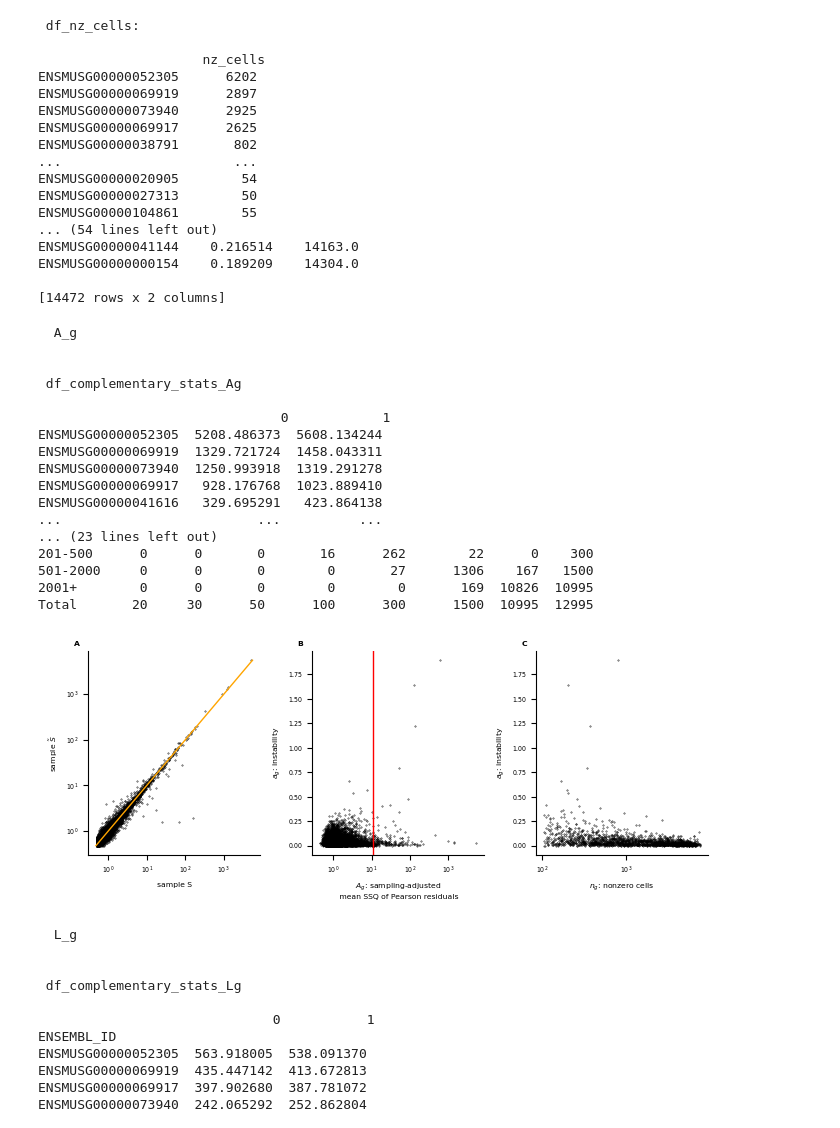
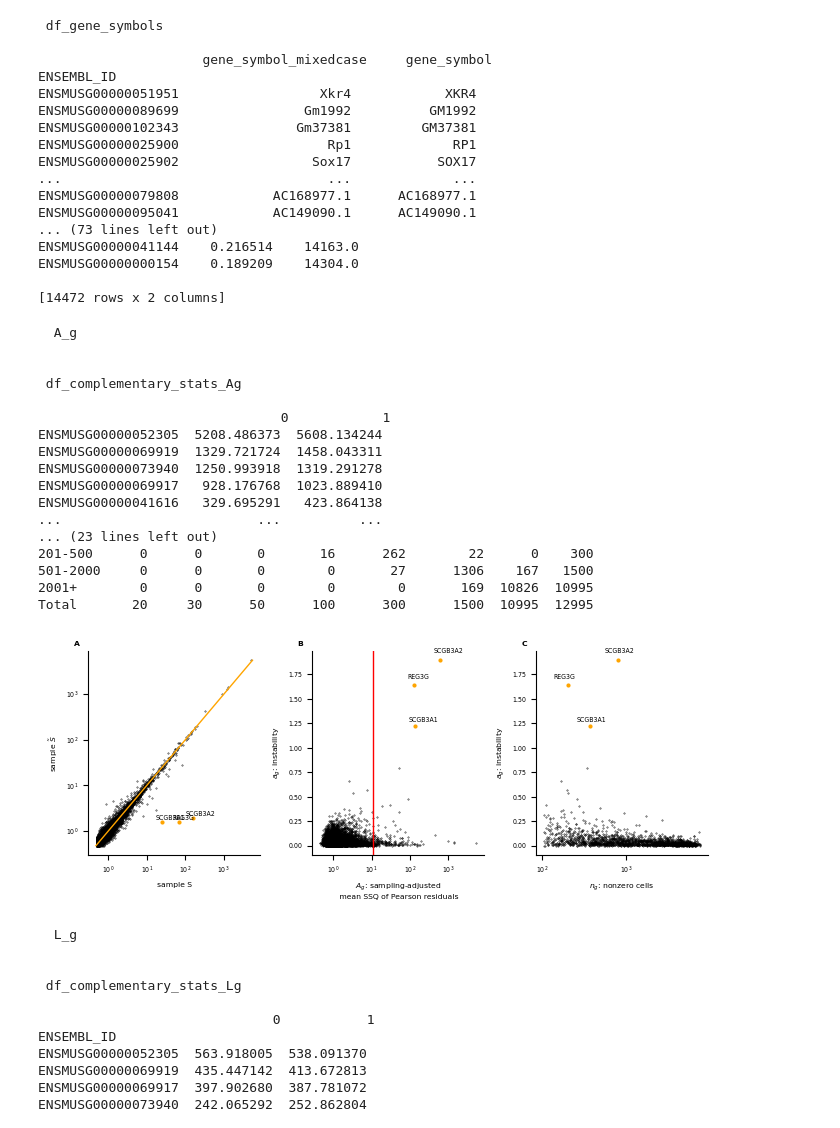
Before and after one commit to victorkleb/scRNA-seq_Pr, a Jupyter notebook: 10k_heart_notebooks/10_Figs_2_notated_4_6_Tables_2_4_6.ipynb, the cells around one changed output. Cells and saved outputs as stored; diff of their text form; code cells hidden in the pictures.

```diff
--- a/10k_heart_notebooks/10_Figs_2_4_6_Tables_3_5_7.ipynb
+++ b/10k_heart_notebooks/10_Figs_2_notated_4_6_Tables_2_4_6.ipynb
@@ -40,6 +40,8 @@ Ag_complementary_pkl = "Ag_complementary_samples.pkl"
 Lg_complementary_pkl = "Lg_complementary_samples.pkl"
 Sg_complementary_pkl = "Sg_complementary_samples.pkl"
 
+# genes_tsv  = "genes.tsv"
+genes_tsv  = "features.tsv"
 
 
 # paths: output plots
@@ -54,8 +56,12 @@ SCT_variance_dsn = data_path / SCT_variance_pkl
 Ag_complementary_dsn = data_path / Ag_complementary_pkl
 Lg_complementary_dsn = data_path / Lg_complementary_pkl
 Sg_complementary_dsn = data_path / Sg_complementary_pkl
+
+
+# tsv input
+genes_dsn = data_path / genes_tsv
 # %%
-def plot_tab ( df_analy, method_symbol, method_label, plot_jpg_dsn ):
+def plot_tab ( df_analy, method_symbol, method_label, plot_jpg_dsn, notate=False ):
 
   df_analy['ratio'] = df_analy[1]/ df_analy[0]
   df_analy['abs_log_ratio'] = np.abs ( np.log10 ( df_analy['ratio'] ) )
@@ -87,6 +93,28 @@ def plot_tab ( df_analy, method_symbol, method_label, plot_jpg_dsn ):
   plot_ax ( df_top_2K, ax3, 'C', 'nz_cells', 'abs_log_ratio',  "$n_g$: nonzero cells" , method_symbol.lower()  + ': instability' ,yscale_log=False, line_slope='none' )
 
 
+  if  notate:
+    df_annotation_gene_plot_data = df_analy.loc [ df_analy ['gene_symbol'].isin ( list_annotation_genes) ]
+
+    for index, row in df_annotation_gene_plot_data.iterrows():
+      txt = row['gene_symbol']
+
+      x = row[0]
+      y = row[1]
+      ax1.scatter ( x,y, c='orange', s=4 )
+      ax1.annotate( txt, ( x, y ), ( x*0.68, y*1.12 ), fontsize=4.5 )
+
+      x = row['stat']
+      y = row['abs_log_ratio']
+      ax2.scatter ( x,y, c='orange', s=4 )
+      ax2.annotate( txt, ( x, y ), ( x*0.68, y*1.04 ), fontsize=4.5 )
+
+      x = row['nz_cells']
+      y = row['abs_log_ratio']
+      ax3.scatter ( x,y, c='orange', s=4 )
+      ax3.annotate( txt, ( x, y ), ( x*0.68, y*1.04 ), fontsize=4.5 )
+
+
   y_min2, y_max2 = ax2.get_ylim()
   y_min3, y_max3 = ax3.get_ylim()
   y_min = min ( y_min2, y_min3 )
@@ -110,10 +142,17 @@ labels = ['1-20', '21-50', '51-100', '101-200', '201-500','501-2000', '2001+']
 # %%
+df_gene_symbols = pd.read_csv ( genes_dsn, sep='\t', names = ['ENSEMBL_ID','gene_symbol_mixedcase'], usecols =[0,1] ) .set_index ( ['ENSEMBL_ID'] )
+df_gene_symbols['gene_symbol'] = df_gene_symbols['gene_symbol_mixedcase'].str.upper()
+print (  '\n df_gene_symbols ' )
+print (  '\n ', df_gene_symbols )
+
+
 f = open( nru_dict_dsn, 'rb' )
 nru_dict = pickle.load(f)
 f.close()
 
 
 df_nz_cells = nru_dict['df_gene_stats'] [['nz_cells']]
+df_nz_cells = df_nz_cells.merge ( df_gene_symbols[['gene_symbol']], how='left', left_index=True, right_index=True )
 print (  '\n\n df_nz_cells: ' )
 print (  '\n', df_nz_cells   )
 
@@ -135,19 +174,19 @@ df_S_g['rank_stat'] = df_S_g['stat'].rank( ascending=False )
 print ( '\n\n df_S_g:  ' )
 print ( '\n', df_S_g )
 # %% [output]
- df_nz_cells:
+ df_gene_symbols
 
-                     nz_cells
-ENSMUSG00000052305      6202
-ENSMUSG00000069919      2897
-ENSMUSG00000073940      2925
-ENSMUSG00000069917      2625
-ENSMUSG00000038791       802
-...                      ...
-ENSMUSG00000020905        54
-ENSMUSG00000027313        50
-ENSMUSG00000104861        55
-... (54 lines left out)
+                     gene_symbol_mixedcase     gene_symbol
+ENSEMBL_ID
+ENSMUSG00000051951                  Xkr4            XKR4
+ENSMUSG00000089699                Gm1992          GM1992
+ENSMUSG00000102343               Gm37381         GM37381
+ENSMUSG00000025900                   Rp1             RP1
+ENSMUSG00000025902                 Sox17           SOX17
+...                                  ...             ...
+ENSMUSG00000079808            AC168977.1      AC168977.1
+ENSMUSG00000095041            AC149090.1      AC149090.1
+... (73 lines left out)
 ENSMUSG00000041144    0.216514    14163.0
 ENSMUSG00000000154    0.189209    14304.0
 
@@ -155,35 +194,35 @@ ENSMUSG00000000154    0.189209    14304.0
 # %%
 print ( '\n  A_g' )
 df_complementary_stats_Ag = pd.read_pickle ( Ag_complementary_dsn )
 print ( '\n\n df_complementary_stats_Ag' )
 print ( '\n', df_complementary_stats_Ag )
 
 df_stats_Ag = pd.concat ( [ df_nz_cells, df_A_g ], axis=1 )
 df_stats_Ag = df_stats_Ag.merge ( df_complementary_stats_Ag, how='inner', left_index=True, right_index=True )
-pt_S_v_S_tilde, arr_instability_Ag = plot_tab ( df_stats_Ag, "$A_g$", '$A_g$: sampling-adjusted \n mean SSQ of Pearson residuals',  Ag_plot_dsn )
+pt_S_v_S_tilde, arr_instability_Ag = plot_tab ( df_stats_Ag, "$A_g$", '$A_g$: sampling-adjusted \n mean SSQ of Pearson residuals',  Ag_plot_dsn, notate=True )
 print ( '\n\n Table 3' )
 pd.set_option('display.max_columns', 8)
 print ( '\n', pt_S_v_S_tilde )
 pd.set_option('display.max_columns', 5)
 # %% [output]
   A_g
 
 
  df_complementary_stats_Ag
 
                                0            1
 ENSMUSG00000052305  5208.486373  5608.134244
 ENSMUSG00000069919  1329.721724  1458.043311
 ENSMUSG00000073940  1250.993918  1319.291278
 ENSMUSG00000069917   928.176768  1023.889410
 ENSMUSG00000041616   329.695291   423.864138
 ...                         ...          ...
 ... (23 lines left out)
 201-500      0      0       0       16      262        22      0    300
 501-2000     0      0       0        0       27      1306    167   1500
 2001+        0      0       0        0        0       169  10826  10995
 Total       20     30      50      100      300      1500  10995  12995
-[figure, old version]
+[figure, new version]
 # %%
 print ( '\n  L_g' )
 df_complementary_stats_Lg = pd.read_pickle ( Lg_complementary_dsn )
```
Also changed, not shown: parts of 3 cells of this notebook, 4 other files.
